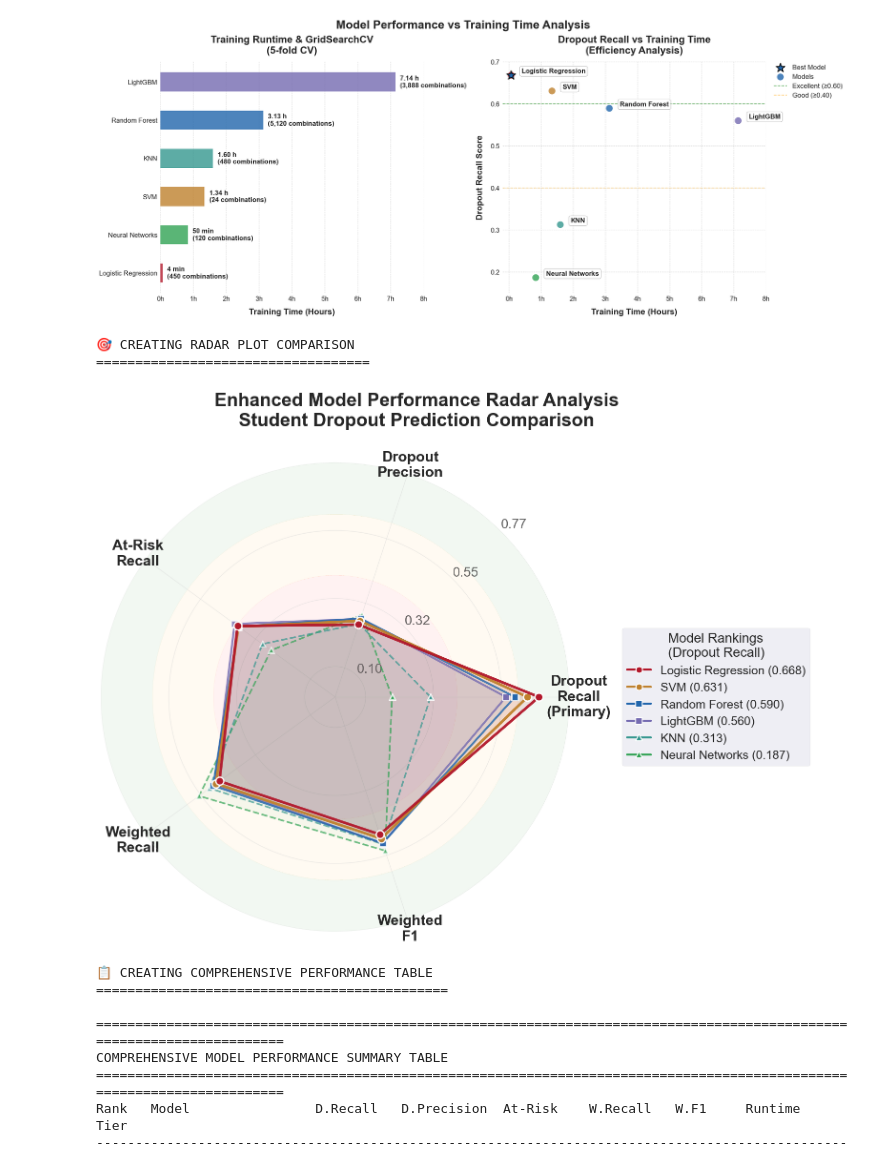
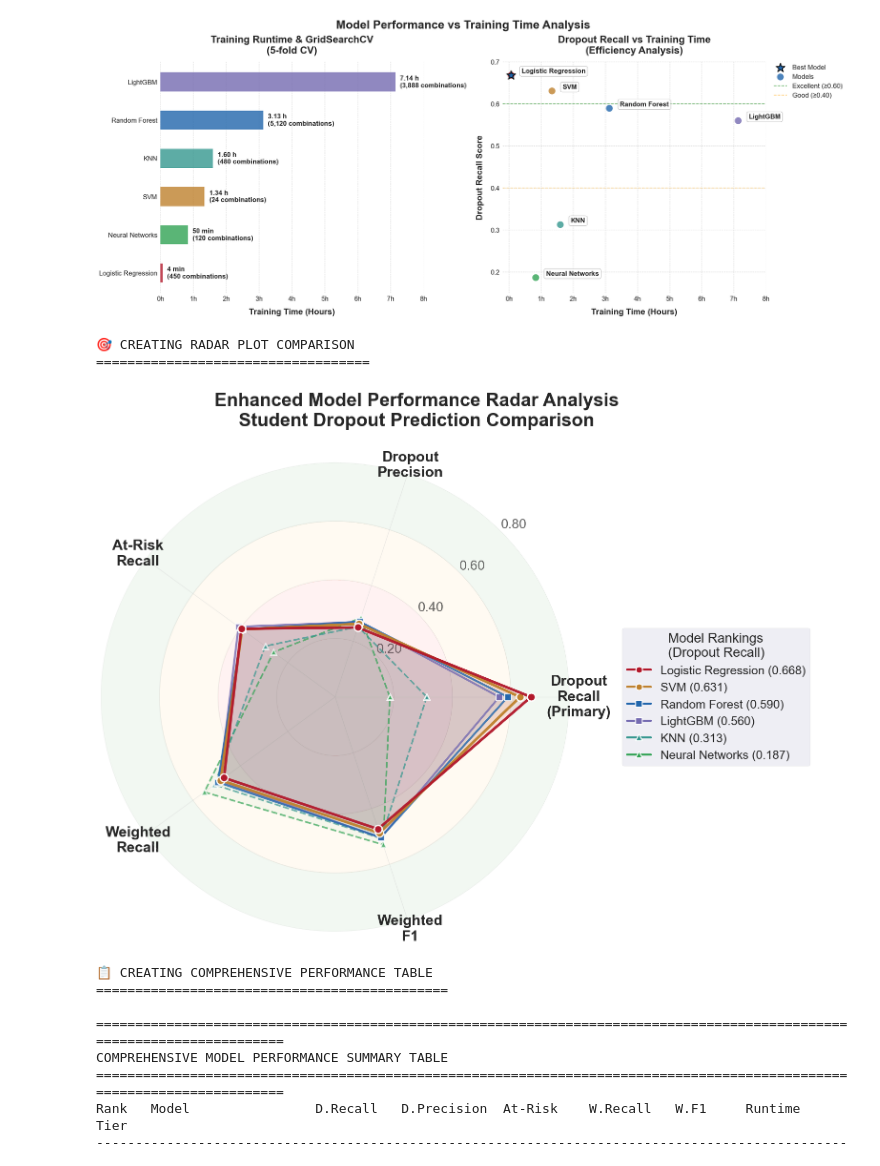
Before and after one commit to MScProjs/MScProject2025-Carlos-Duran-Calle, a Jupyter notebook: Notebooks/X1_model_comparison_analysis.ipynb, the cells around one changed output. Saved outputs shown, nothing was run; the diff lists cells and outputs as text; code cells hidden in the pictures.

Commit message:
Adding part of the Result chapter and slighly modifications to plots in comparison notebook

```diff
--- a/Notebooks/X1_model_comparison_analysis.ipynb
+++ b/Notebooks/X1_model_comparison_analysis.ipynb
@@ -311,11 +356,7 @@ if all_metrics:
     else:
         balanced_weights = {0: 2.09, 1: 1.31, 2: 0.48}  # Default from provided data
 
-    custom_weights = {
-        0: balanced_weights[0] * 1.2,  # Increased focus on Withdrawn
-        1: balanced_weights[1] * 1.0,  # Standard for Fail
-        2: balanced_weights[2] * 0.8   # Reduced for Pass
-    }
+    custom_weights = balanced_weights
 
     # Normalize custom weights for pie chart
     total_weight = sum(custom_weights.values())
@@ -673,8 +714,8 @@ ax1.set_xticklabels(metric_labels_radar, fontsize=22, fontweight='bold',
 
 # Improved y-axis with better scaling
 max_value = df_performance[metrics_radar].max().max()
-y_max = min(0.8, max_value * 1.15)  # Dynamic scaling with reasonable cap
-yticks = np.linspace(0.1, y_max, 4)  # 4 evenly spaced ticks
+y_max = 0.8  # Set fixed maximum to 0.80
+yticks = [0.2, 0.4, 0.6, 0.8]  # Set ticks at boundary values
 ax1.set_ylim(0, y_max)
 ax1.set_yticks(yticks)
 ax1.set_yticklabels([f'{t:.2f}' for t in yticks], fontsize=24, alpha=0.8)  # Further increased boundary numbers size
@@ -685,36 +726,37 @@ ax1.set_rgrids(yticks, labels=[f'{t:.2f}' for t in yticks],
                angle=45, fontsize=20, alpha=0.7)  # Further increased radial grid labels size
 
 # Add performance zones with subtle background coloring
 theta = np.linspace(0, 2*np.pi, 100)
-excellent_zone = ax1.fill_between(theta, 0.6, y_max, alpha=0.05, color='green', zorder=0)
+excellent_zone = ax1.fill_between(theta, 0.6, 0.8, alpha=0.05, color='green', zorder=0)
 good_zone = ax1.fill_between(theta, 0.4, 0.6, alpha=0.05, color='orange', zorder=0)
-needs_improvement = ax1.fill_between(theta, 0, 0.4, alpha=0.05, color='red', zorder=0)
+needs_improvement = ax1.fill_between(theta, 0.2, 0.4, alpha=0.05, color='red', zorder=0)
+poor_zone = ax1.fill_between(theta, 0, 0.2, alpha=0.05, color='red', zorder=0)
 
 # Enhanced legend for radar plot with performance indicators
 legend_elements = []
 for model in model_names:
     model_color = df_performance.loc[model, 'color']
     dropout_score = df_performance.loc[model, 'dropout_recall']
     marker = 'o' if model in performance_tiers['top'] else 's' if model in performance_tiers['middle'] else '^'
 
     legend_elements.append(
         plt.Line2D([0], [0], marker=marker, color=model_color,
                   label=f'{model} ({dropout_score:.3f})',
                   markersize=10, linewidth=3, markeredgecolor='white',
                   markeredgewidth=1.5)
     )
 
 ax1.legend(handles=legend_elements, loc='center left',
           bbox_to_anchor=(1.1, 0.5), fontsize=18, frameon=True,
           title='Model Rankings\n(Dropout Recall)', title_fontsize=20)  # Increased legend size
 
 # Final layout adjustment with proper spacing
 plt.tight_layout(rect=[0, 0, 1, 0.98])  # Leave space at top for title
 plt.show()
 # %% [output]
 🎯 CREATING RADAR PLOT COMPARISON
 ===================================
-[figure, old version]
+[figure, new version]
 # %%
 # ================================================================
 # 8. Comprehensive Performance Summary Table
```
Also changed, not shown: parts of 4 cells of this notebook, 16 other files.
